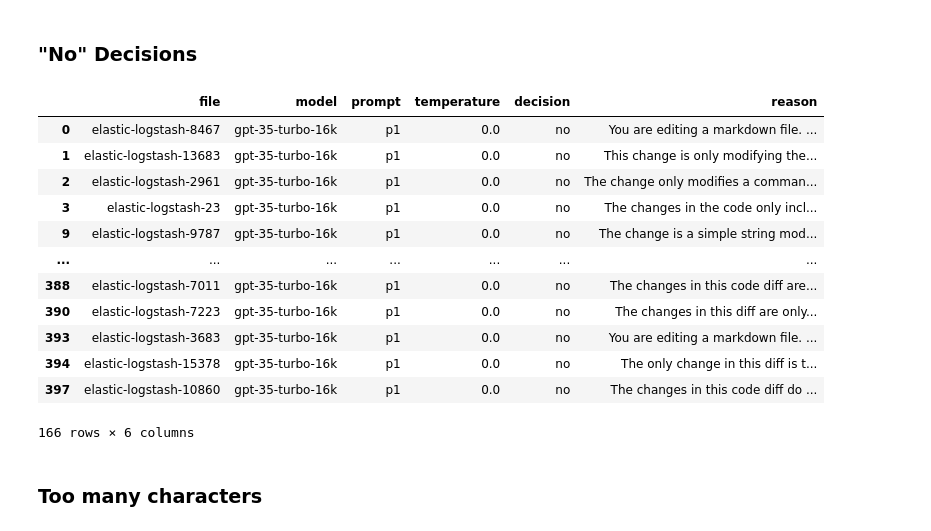
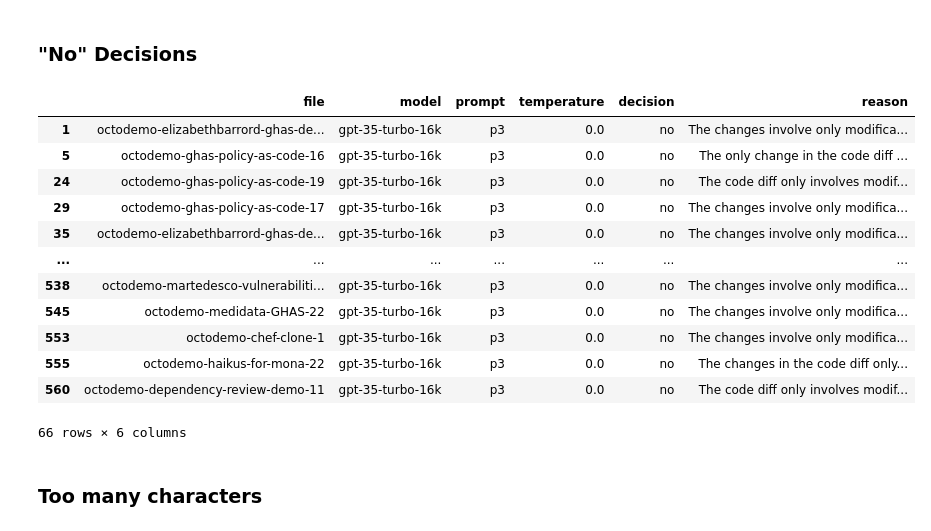
Before and after one commit to leftrightleft/smart-scan-experiments, a Jupyter notebook: analysis.ipynb, the cells around one changed output. Drawn from its saved outputs; the diff is of its cells as text; code cells hidden in the pictures.

```diff
--- a/analysis.ipynb
+++ b/analysis.ipynb
@@ -168,15 +202,16 @@ async def send_to_openai_async(source_diffs, prompts, models, temperatures):
 ### Do work (this can take a while)
 # %%
 # Do the work
-source_diffs = read_files('data/diffs')
+directory = 'data/diffs_with_alerts'
+source_diffs = read_files(directory)
 
 # Use this if you want to run the synchronous version (it's slower, though)
 # responses = send_to_openai(source_diffs[:2], prompts, models, temperatures)
 
 # Use this if you want to run the asynchronous version (it's faster)
-responses = await send_to_openai_async(source_diffs[:400], prompts, models, temperatures)
 
-
+single_prompt = [prompt for prompt in prompts if prompt['name'] == 'p3']
+responses = await send_to_openai_async(source_diffs, single_prompt, models, temperatures)
 
 # Convert list of dicts to a dataframe
 df = pd.DataFrame(responses)
@@ -234,22 +292,23 @@ plt.show()
 # %% [markdown]
 ### "No" Decisions
 # %%
+pd.set_option('display.max_colwidth', None)
 df_no = df[df['decision'] == 'no']
 df_no
 # %% [output]
 |  | file | model | prompt | temperature | decision | reason |
-| 0 | elastic-logstash-8467 | gpt-35-turbo-16k | p1 | 0.0 | no | You are editing a markdown file. ... |
-| 1 | elastic-logstash-13683 | gpt-35-turbo-16k | p1 | 0.0 | no | This change is only modifying the... |
-| 2 | elastic-logstash-2961 | gpt-35-turbo-16k | p1 | 0.0 | no | The change only modifies a comman... |
-| 3 | elastic-logstash-23 | gpt-35-turbo-16k | p1 | 0.0 | no | The changes in the code only incl... |
-| 9 | elastic-logstash-9787 | gpt-35-turbo-16k | p1 | 0.0 | no | The change is a simple string mod... |
+| 1 | octodemo-elizabethbarrord-ghas-de... | gpt-35-turbo-16k | p3 | 0.0 | no | The changes involve only modifica... |
+| 5 | octodemo-ghas-policy-as-code-16 | gpt-35-turbo-16k | p3 | 0.0 | no | The only change in the code diff ... |
+| 24 | octodemo-ghas-policy-as-code-19 | gpt-35-turbo-16k | p3 | 0.0 | no | The code diff only involves modif... |
+| 29 | octodemo-ghas-policy-as-code-17 | gpt-35-turbo-16k | p3 | 0.0 | no | The changes involve only modifica... |
+| 35 | octodemo-elizabethbarrord-ghas-de... | gpt-35-turbo-16k | p3 | 0.0 | no | The changes involve only modifica... |
 | ... | ... | ... | ... | ... | ... | ... |
-| 388 | elastic-logstash-7011 | gpt-35-turbo-16k | p1 | 0.0 | no | The changes in this code diff are... |
-| 390 | elastic-logstash-7223 | gpt-35-turbo-16k | p1 | 0.0 | no | The changes in this diff are only... |
-| 393 | elastic-logstash-3683 | gpt-35-turbo-16k | p1 | 0.0 | no | You are editing a markdown file. ... |
-| 394 | elastic-logstash-15378 | gpt-35-turbo-16k | p1 | 0.0 | no | The only change in this diff is t... |
-| 397 | elastic-logstash-10860 | gpt-35-turbo-16k | p1 | 0.0 | no | The changes in this code diff do ... |
+| 538 | octodemo-martedesco-vulnerabiliti... | gpt-35-turbo-16k | p3 | 0.0 | no | The changes involve only modifica... |
+| 545 | octodemo-medidata-GHAS-22 | gpt-35-turbo-16k | p3 | 0.0 | no | The changes involve only modifica... |
+| 553 | octodemo-chef-clone-1 | gpt-35-turbo-16k | p3 | 0.0 | no | The changes involve only modifica... |
+| 555 | octodemo-haikus-for-mona-22 | gpt-35-turbo-16k | p3 | 0.0 | no | The changes in the code diff only... |
+| 560 | octodemo-dependency-review-demo-11 | gpt-35-turbo-16k | p3 | 0.0 | no | The code diff only involves modif... |
-166 rows × 6 columns
+66 rows × 6 columns
 # %% [markdown]
 ### Too many characters
 # %%
```
Also changed, not shown: parts of 8 cells of this notebook.
